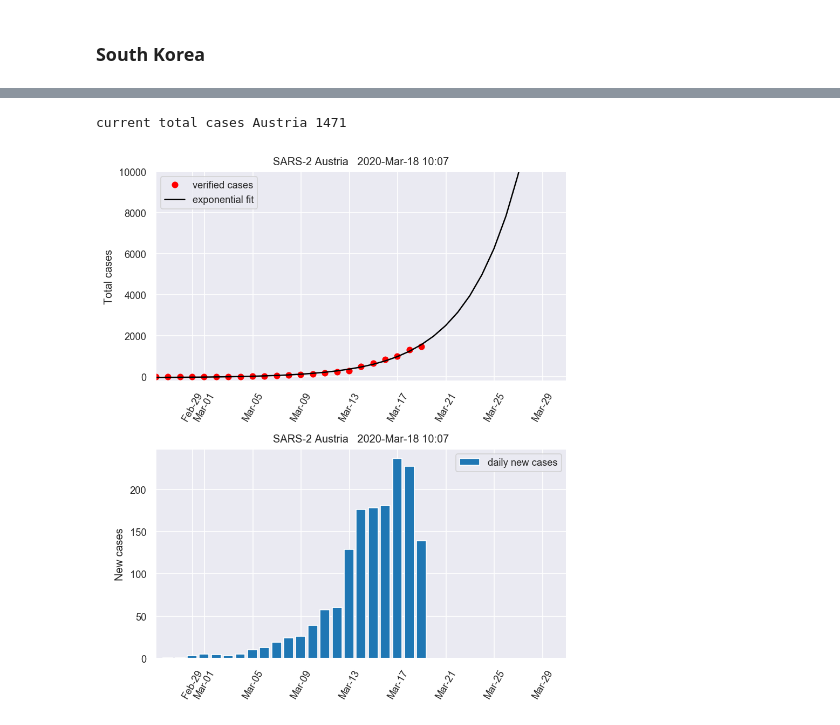
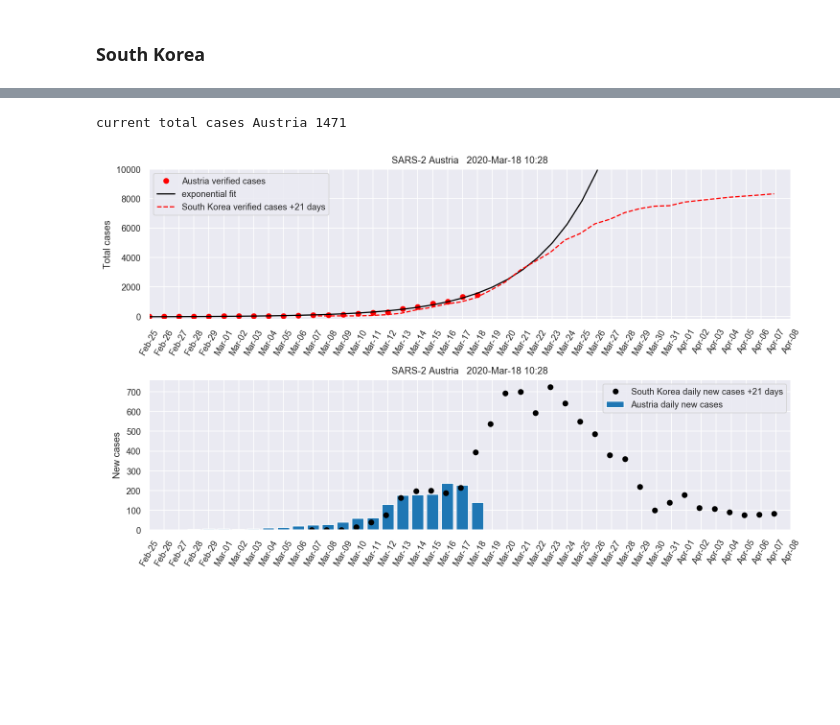
Before and after one commit to cmoestl/sars2_austria, a Jupyter notebook: fit_austria.ipynb, the cells around one changed output, grey strips where cells are left out. Saved outputs shown, nothing was run; the diff lists cells and outputs as text; code cells hidden in the pictures; blank space fills up the shorter version.

```diff
--- a/fit_austria.ipynb
+++ b/fit_austria.ipynb
@@ -45,7 +45,7 @@ p1=param[0][0]
 p2=param[0][1]
 p3=param[0][2]
 
-t_end2=parse_time('2020-04-01 12:00').datetime
+t_end2=parse_time('2020-04-10 12:00').datetime
 
 dates_fut=parse_time([t_start + datetime.timedelta(days=n) for n in range((t_end2 - t_start).days)]).plot_date
 dates_fut1=dates_fut-dates_fut[0]
@@ -77,0 +72,14 @@ cases_sk=[2, 2, 3, 3, 9, 14, 18, 21, 29, 41, 55, 79, 104, 131, 182, 246, 302, 50
+# %%
+t_start_sk=parse_time('2020-02-15 20:00').datetime
+t_end_sk=parse_time('2020-03-18 20:00').datetime
+
+t_start_sk=t_start_sk+datetime.timedelta(days=21)
+t_end_sk=t_end_sk+datetime.timedelta(days=21)
+
+dates_sk=parse_time([t_start_sk + datetime.timedelta(days=1*n) for n in range((t_end_sk - t_start_sk).days)]).datetime
+
+print(parse_time(dates_sk).iso)
+cases_sk=[28, 29, 30, 31, 58, 111, 209, 436,602, 833, 977, 1261, 1766, 2337, 3150,3736, 4335,5186,5621,6284 \
+         ,6593,7041,7313,7478,7513,7755,7869,7979,8086,8162,8236,8320]
+print(cases_sk)
+print(len(cases_sk),len(dates_sk))
@@ -78,32 +105,39 @@ cases_sk=[2, 2, 3, 3, 9, 14, 18, 21, 29, 41, 55, 79, 104, 131, 182, 246, 302, 50
 # %%
-plt.figure(1,figsize=(6,7),dpi=150)
+plt.figure(1,figsize=(10,6),dpi=150)
 ax1 = plt.subplot(211)
 
-ax1.plot(dates,cases,'or',label='verified cases')
+ax1.plot(dates,cases,'or',label='Austria verified cases')
 ax1.plot(dates_fut,fit,'-k',label='exponential fit')
+ax1.plot(dates_sk,cases_sk,'--r',label='South Korea verified cases +21 days')
+
 
 ax1.xaxis.set_major_formatter( matplotlib.dates.DateFormatter('%b-%d') )
 ax1.set_xlim([dates_fut[0],dates_fut[-1]])
 plt.xticks(rotation=60)
 plt.ylabel('Total cases')
 plt.ylim(-200,10000)
 plt.title('SARS-2 Austria   '+now)
 plt.legend()
+ax1.set_xticks(dates_fut)
 
 
 ax2 = plt.subplot(212)
 
-ax2.bar(dates,np.gradient(cases),label='daily new cases')
+ax2.bar(dates,np.gradient(cases),label='Austria daily new cases')
+ax2.plot(dates_sk,np.gradient(cases_sk),'ok',label='South Korea daily new cases +21 days')
+
 ax2.xaxis.set_major_formatter( matplotlib.dates.DateFormatter('%b-%d') )
 
 plt.xticks(rotation=60)
 plt.ylabel('New cases')
 ax2.set_xlim([dates_fut[0],dates_fut[-1]])
 plt.title('SARS-2 Austria   '+now)
+ax2.set_xticks(dates_fut)
+
 plt.legend()
 
 plt.tight_layout()
 print('current total cases Austria',cases[-1])
 # %% [output]
 current total cases Austria 1471
-[figure, old version]
+[figure, new version]
```
Also changed, not shown: parts of 2 cells of this notebook.
